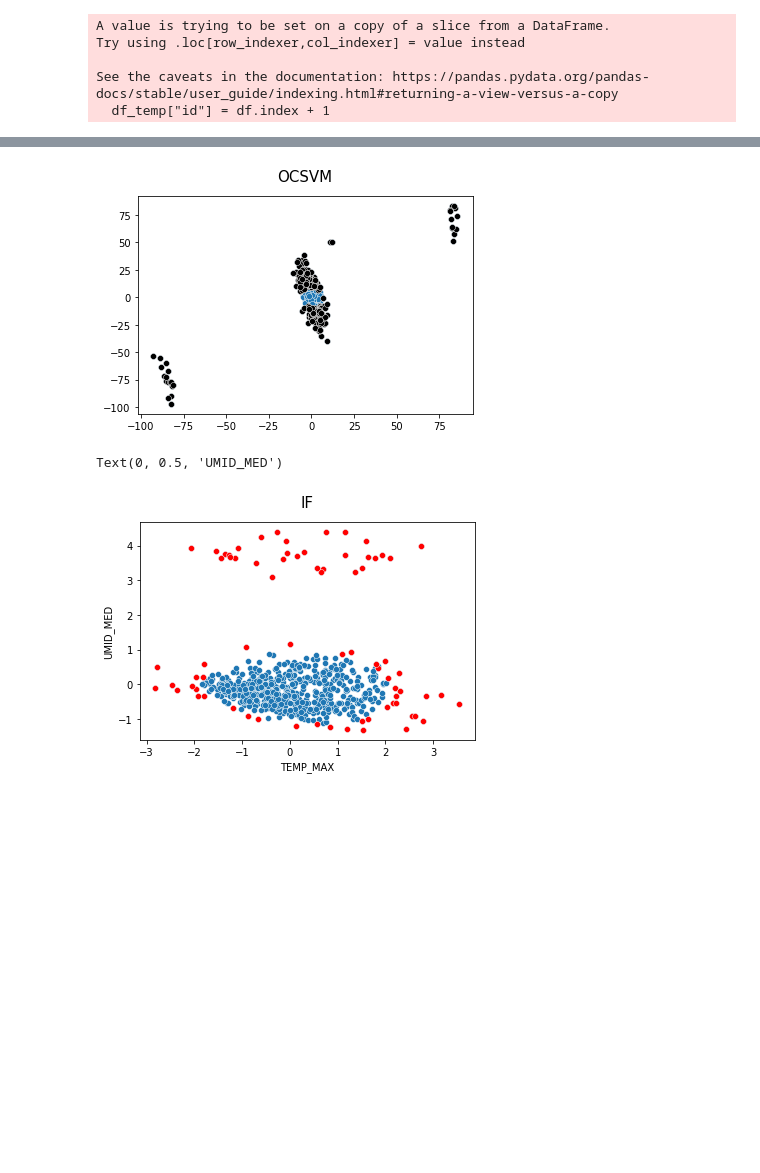
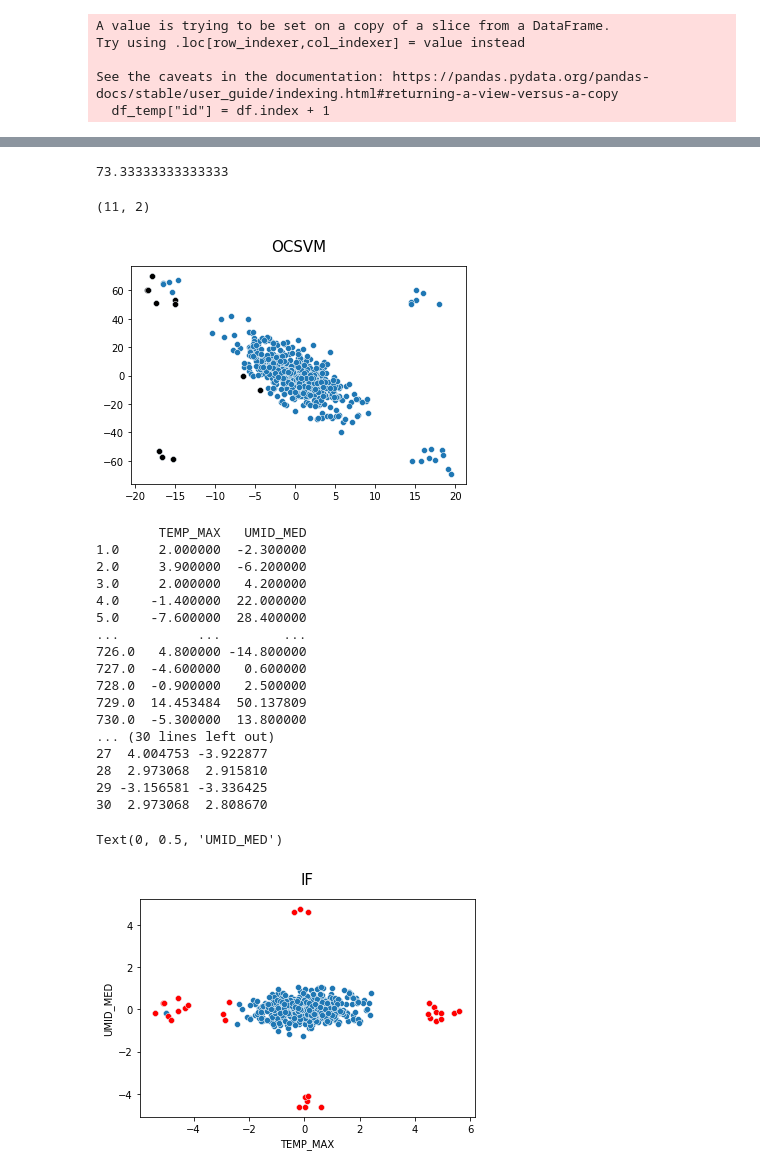
Before and after one commit to AndersonRodr/algorithms-detect-anomalies, a Jupyter notebook: PrimeiroExperimento.ipynb, the cells around one changed output, grey strips where cells are left out. Drawn from its saved outputs; the diff is of its cells as text; code cells hidden in the pictures; blank space fills up the shorter version.

Commit message:
Correção da Auto Regressão
Auto Regressão com lag 1 corrigida. Anomalias sendo inseridas.

```diff
--- a/PrimeiroExperimento.ipynb
+++ b/PrimeiroExperimento.ipynb
@@ -218,9 +240,9 @@ taxaContaminacao = 5
 dfs = dataTraining(taxaContaminacao, True)
 df_training_temp = dfs[0]
 df_test_temp = dfs[1]
-
-print (df_training_temp.head(n=50).to_string(index=True))
-
-#idx = df_test_temp.index[df_test_temp['TEMP_MAX']]
-#print (teste)
+dfAnomalias = dfs[2]
+print (dfAnomalias.shape)
+df_training_temp = df_training_temp[df_training_temp.index.notnull()]
+#print ()
+#print (df_training_temp.head(n=100).to_string(index=True))
 # %% [output]
@@ -317,3 +343,7 @@ Outliers encontrados:
+# %%
+print (2200/30)
+# %% [output]
+73.33333333333333
 # %%
 from sklearn.svm import OneClassSVM
 import seaborn as sns
@@ -322,16 +352,22 @@ import seaborn as sns
 #df=pd.DataFrame(x, columns=['TEMP_MAX', 'UMID_MED'])
 #df_training_temp = pd.concat([df, df_training_temp]).drop_duplicates(keep=False)
 
+X = np.array(df_training_temp)
+#X, _ = make_blobs(n_samples=df_training_temp.shape[0], centers=X, cluster_std=0.4,random_state=None)
 
-X = np.array(df_training_temp)
-X, _ = make_blobs(n_samples=df_training_temp.shape[0], centers=X, cluster_std=0.4,random_state=None)
+ocsvm = OneClassSVM(kernel='linear', gamma='scale', nu=0.1, coef0=0.0,tol=0.001,
+                    shrinking=True,cache_size=200,
+                    verbose=False,max_iter=-1)
 
-ocsvm = OneClassSVM(kernel='rbf', gamma='scale', nu=0.5, coef0=0.0,tol=0.001,
-                    shrinking=True,cache_size=10,
-                    verbose=False,max_iter=-1).fit(X)
-pred = ocsvm.predict(X)
+pred = ocsvm.fit_predict(X)
+
 outlier_index = np.where(pred==-1)
 outlier_values = X[outlier_index]
+
+dfAnomaliesOCSVM = pd.DataFrame(outlier_values,
+             columns=['TEMP_MAX',
+                      'UMID_MED'])
+print (dfAnomaliesOCSVM.shape)
 
 sns.scatterplot(x=X[:,0], y=X[:,1])
 sns.scatterplot(x=outlier_values[:,0],
@@ -339,44 +375,68 @@ sns.scatterplot(x=outlier_values[:,0],
 plt.title("OCSVM", fontsize=15, pad=15)
 plt.savefig("One-Class SVM Detection.png", dpi=80)
 # %% [output]
+(11, 2)
-[figure, old version]
+[figure, new version]
 # %%
 from sklearn.ensemble import IsolationForest
 from sklearn.decomposition import PCA
 import seaborn as sns
 
-x = np.array([[10, 50], [12, 50]], np.float)
-df=pd.DataFrame(x, columns=['TEMP_MAX', 'UMID_MED'])
-df_training_temp = pd.concat([df, df_training_temp]).drop_duplicates(keep=False)
+#x = np.array([[10, 50], [12, 50]], np.float)
+#df=pd.DataFrame(x, columns=['TEMP_MAX', 'UMID_MED'])
+#df_training_temp = pd.concat([df, df_training_temp]).drop_duplicates(keep=False)
 
 X = np.array(df_training_temp)
 
-iforest = IsolationForest(n_estimators=300, max_samples=df_training_temp.shape[0],
+iforest = IsolationForest(n_estimators=100, max_samples=df_training_temp.shape[0],
                           warm_start=False,
-                          contamination='auto', max_features=1.0,
+                          contamination=0.05, max_features=1.0,
                           bootstrap=False, n_jobs=None, random_state=None)
 
 pred = iforest.fit_predict(X)
 outlier_index = np.where(pred==-1)
 outlier_values = X[outlier_index]
 
 sc=StandardScaler()
 X_scaled = sc.fit_transform(X)
 outlier_values_scaled = sc.transform(outlier_values)
 
 pca = PCA(n_components=2)
 X_pca = pca.fit_transform(X_scaled)
 outlier_values_pca = pca.transform(outlier_values_scaled)
 
+dfAnomalieIF = pd.DataFrame(outlier_values_scaled,
+             columns=['TEMP_MAX',
+                      'UMID_MED'])
+print (df_training_temp)
+print (dfAnomalieIF)
+
 sns.scatterplot(x=X_pca[:,0], y=X_pca[:,1])
 sns.scatterplot(x=outlier_values_pca[:,0],
                 y=outlier_values_pca[:,1], color='r')
 plt.title("IF", fontsize=15, pad=15)
 plt.xlabel("TEMP_MAX")
 plt.ylabel("UMID_MED")
 # %% [output]
-Text(0, 0.5, 'UMID_MED')
+        TEMP_MAX   UMID_MED
+1.0     2.000000  -2.300000
+2.0     3.900000  -6.200000
+3.0     2.000000   4.200000
+4.0    -1.400000  22.000000
+5.0    -7.600000  28.400000
+...          ...        ...
+726.0   4.800000 -14.800000
+727.0  -4.600000   0.600000
+728.0  -0.900000   2.500000
+729.0  14.453484  50.137809
+730.0  -5.300000  13.800000
+... (30 lines left out)
+27  4.004753 -3.922877
+28  2.973068  2.915810
+29 -3.156581 -3.336425
+30  2.973068  2.808670
+Text(0, 0.5, 'UMID_MED')
-[figure, old version]
+[figure, new version]
 # %%
 import numpy as np
 import matplotlib.pyplot as plt
```
Also changed, not shown: parts of 6 cells of this notebook.
